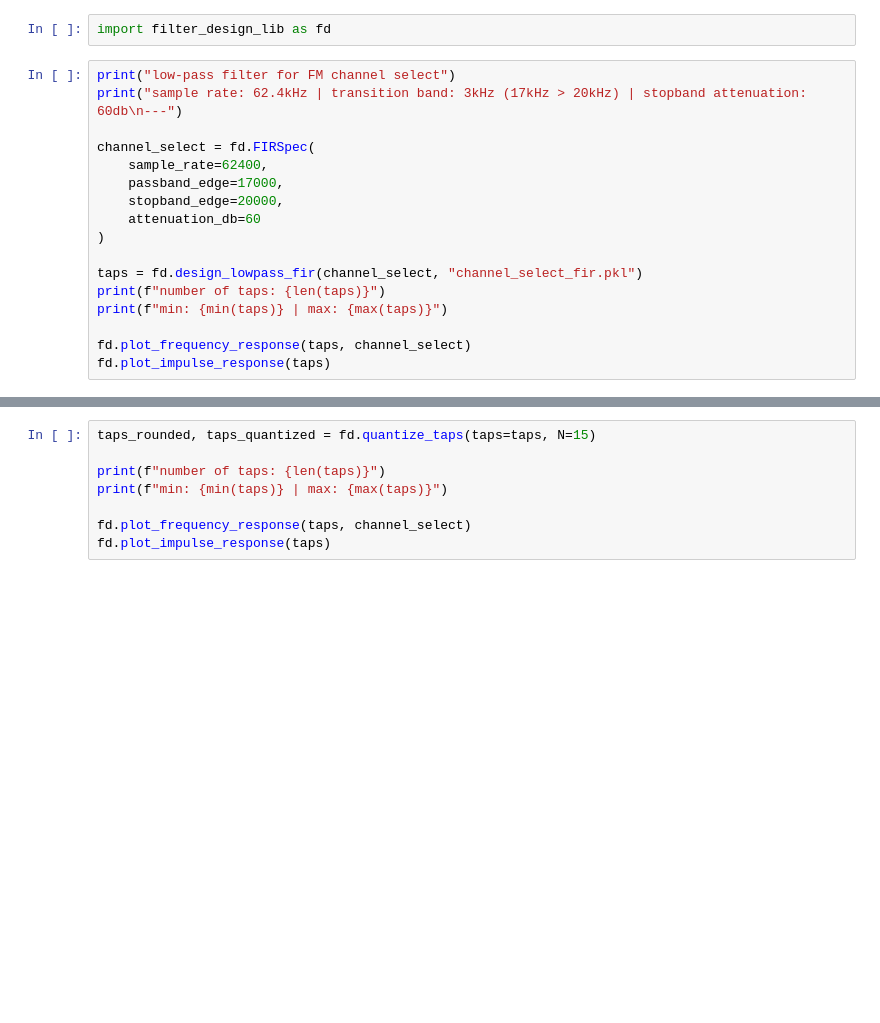
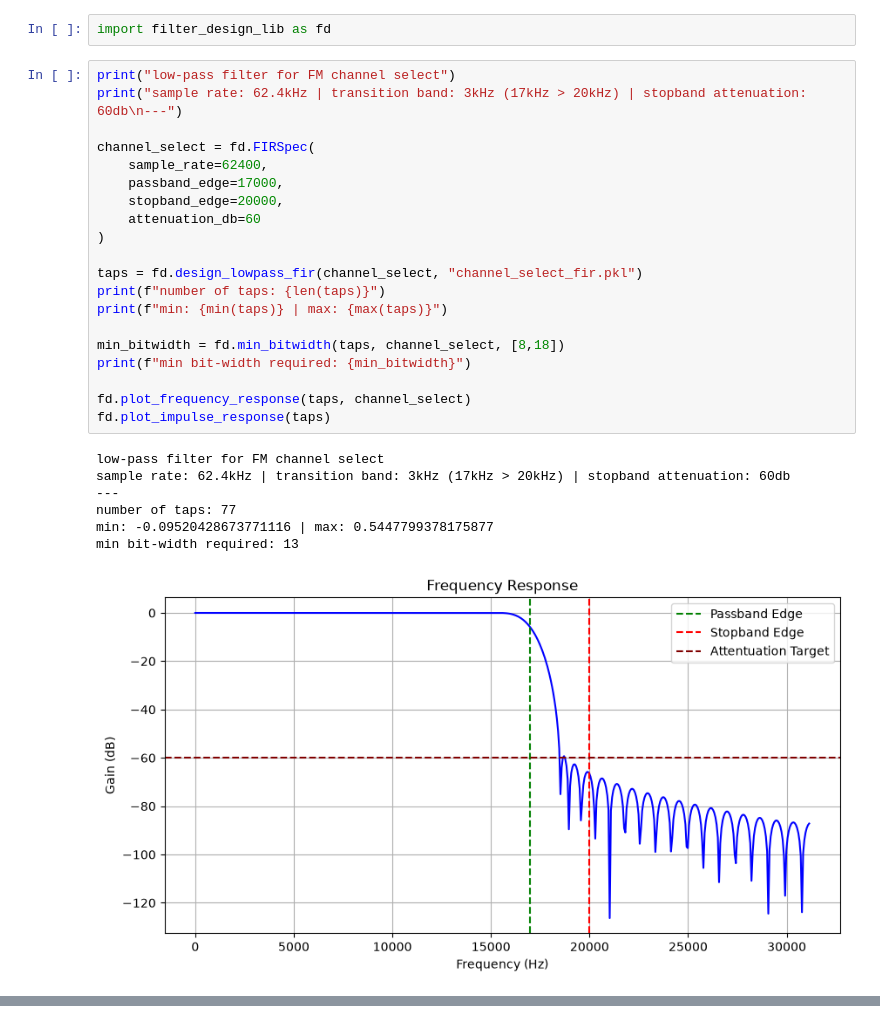
Before and after one commit to drewngo/noaa-apt-decoder-artix7, a Jupyter notebook: py/filter_design.ipynb, the cells around one changed output, grey strips where cells are left out. Drawn from its saved outputs; the diff is of its cells as text; blank space fills up the shorter version.

Commit message:
Quantization and calculation of min bit-width for DSP slice

```diff
--- a/py/filter_design.ipynb
+++ b/py/filter_design.ipynb
@@ -3,17 +3,28 @@ import filter_design_lib as fd
 # %%
 print("low-pass filter for FM channel select")
 print("sample rate: 62.4kHz | transition band: 3kHz (17kHz > 20kHz) | stopband attenuation: 60db\n---")
 
 channel_select = fd.FIRSpec(
     sample_rate=62400,
     passband_edge=17000,
     stopband_edge=20000,
     attenuation_db=60
 )
 
 taps = fd.design_lowpass_fir(channel_select, "channel_select_fir.pkl")
 print(f"number of taps: {len(taps)}")
 print(f"min: {min(taps)} | max: {max(taps)}")
 
+min_bitwidth = fd.min_bitwidth(taps, channel_select, [8,18])
+print(f"min bit-width required: {min_bitwidth}")
+
 fd.plot_frequency_response(taps, channel_select)
 fd.plot_impulse_response(taps)
+# %% [output]
+low-pass filter for FM channel select
+sample rate: 62.4kHz | transition band: 3kHz (17kHz > 20kHz) | stopband attenuation: 60db
+---
+number of taps: 77
+min: -0.09520428673771116 | max: 0.5447799378175877
+min bit-width required: 13
+[figure, added]
@@ -20,11 +32,3 @@ fd.plot_impulse_response(taps)
-# %%
-taps_rounded, taps_quantized = fd.quantize_taps(taps=taps, N=15)
-
-print(f"number of taps: {len(taps)}")
-print(f"min: {min(taps)} | max: {max(taps)}")
-
-fd.plot_frequency_response(taps, channel_select)
-fd.plot_impulse_response(taps)
 # %%
 print("anti-aliasing filter for decimation")
 print("sample rate: 62.4kHz | transition band: 2kHz (2.4kHz > 4.4kHz) | stopband attenuation: 60db\n---")
```
Also changed, not shown: parts of 5 cells of this notebook, 1 other file.
